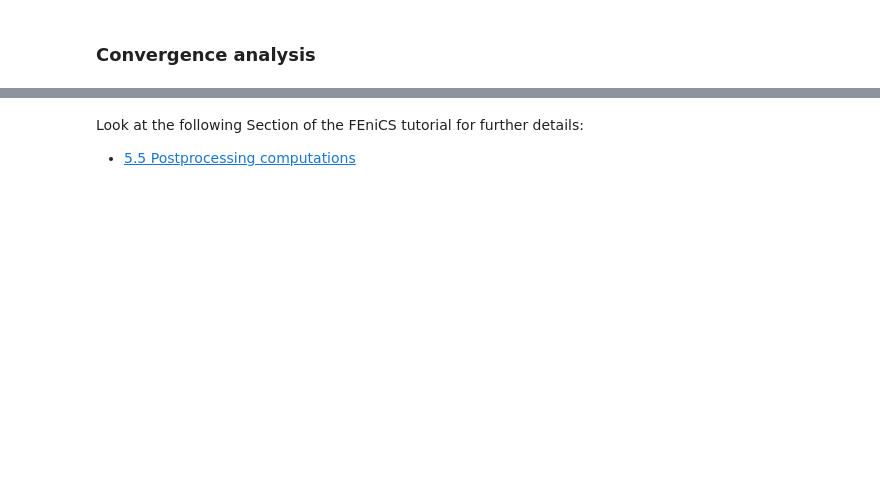
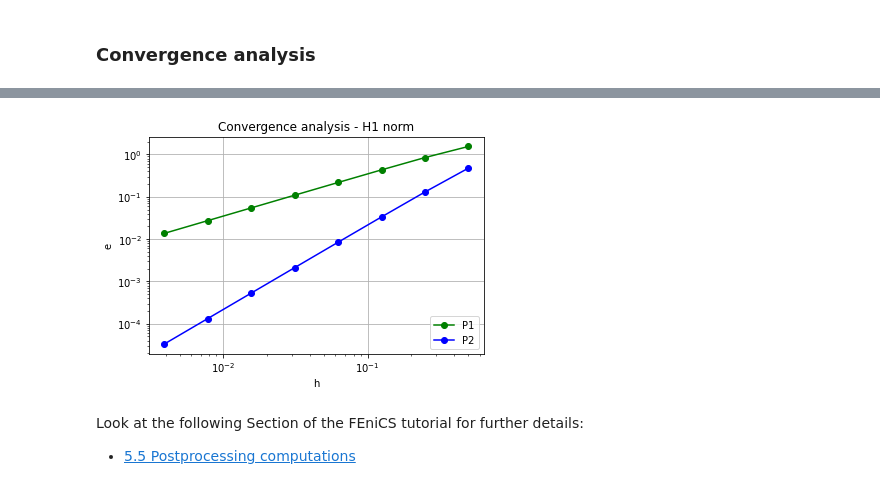
Before and after one commit to yanndaniel0027/MU5MES01-2020, a Jupyter notebook: 00-Intro/0.5-Error-Convergence.ipynb, the cells around one changed output, grey strips where cells are left out. Cells and saved outputs as stored; diff of their text form; code cells hidden in the pictures; blank space fills up the shorter version.

Commit message:
small fix on 00/0.5 convergence analysis

```diff
--- a/00-Intro/0.5-Error-Convergence.ipynb
+++ b/00-Intro/0.5-Error-Convergence.ipynb
@@ -182,14 +199,17 @@ print("e2:", fmt(e2))
 # %%
 # Plot results
 enable_plot = True
 if enable_plot:
     p.loglog(h1, e1, 'g-o')
     p.loglog(h2, e2, 'b-o')
     p.legend(["P1", "P2"], loc="lower right")
     p.xlabel("h")
     p.ylabel("e")
     p.grid(True)
+    plt.title("Convergence analysis - H1 norm")
     p.show()
+# %% [output]
+[figure, added]
 # %% [markdown]
 Look at the following Section of the FEniCS tutorial for further details:
  * [5.5 Postprocessing computations](https://fenicsproject.org/pub/tutorial/html/._ftut1020.html#ch:poisson0:convrates)
```
Also changed, not shown: parts of 3 cells of this notebook.
